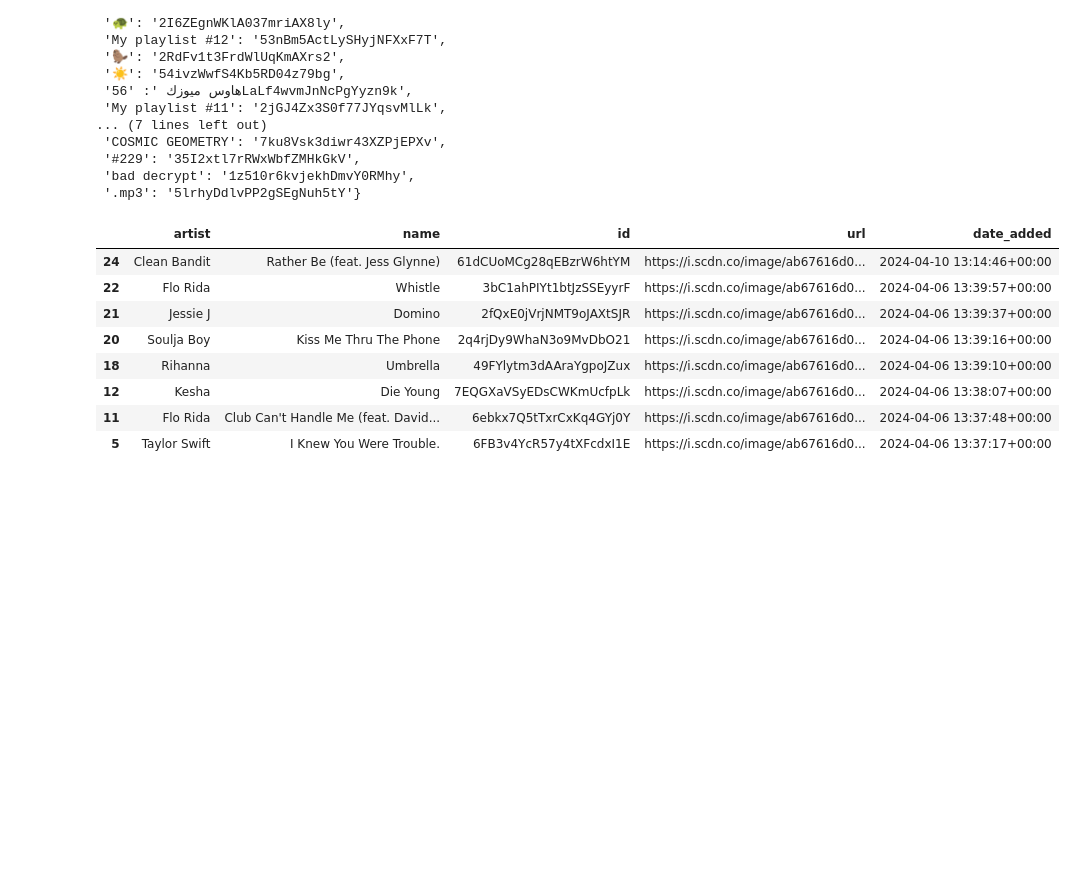
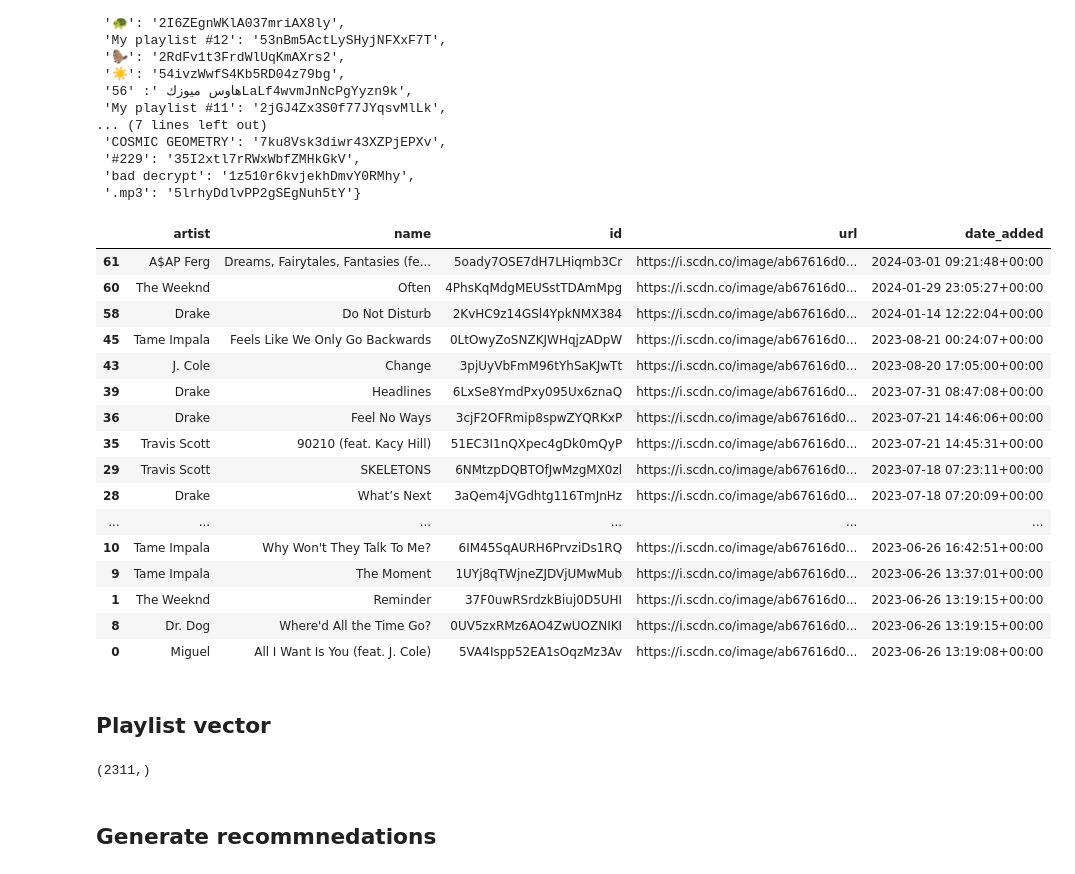
Before and after one commit to icekreem27/spotify-playlist-recommendation, a Jupyter notebook: spotify.ipynb, the cells around one changed output. Cells and saved outputs as stored; diff of their text form; code cells hidden in the pictures; blank space fills up the shorter version.

```diff
--- a/spotify.ipynb
+++ b/spotify.ipynb
@@ -367,16 +363,27 @@ def create_necessary_outputs(playlist_name,id_dic, df):
 
     return playlist
 # %%
-playlist_15 = create_necessary_outputs('playlist_15', id_name,tracks_df)
+playlistName = '🦫'
+playlist = create_necessary_outputs(playlistName, id_name,tracks_df)
 # %%
-playlist_15
+playlist
 # %% [output]
 |  | artist | name | id | url | date_added |
-| 24 | Clean Bandit | Rather Be (feat. Jess Glynne) | 61dCUoMCg28qEBzrW6htYM | https://i.scdn.co/image/ab67616d0... | 2024-04-10 13:14:46+00:00 |
-| 22 | Flo Rida | Whistle | 3bC1ahPIYt1btJzSSEyyrF | https://i.scdn.co/image/ab67616d0... | 2024-04-06 13:39:57+00:00 |
-| 21 | Jessie J | Domino | 2fQxE0jVrjNMT9oJAXtSJR | https://i.scdn.co/image/ab67616d0... | 2024-04-06 13:39:37+00:00 |
-| 20 | Soulja Boy | Kiss Me Thru The Phone | 2q4rjDy9WhaN3o9MvDbO21 | https://i.scdn.co/image/ab67616d0... | 2024-04-06 13:39:16+00:00 |
-| 18 | Rihanna | Umbrella | 49FYlytm3dAAraYgpoJZux | https://i.scdn.co/image/ab67616d0... | 2024-04-06 13:39:10+00:00 |
-| 12 | Kesha | Die Young | 7EQGXaVSyEDsCWKmUcfpLk | https://i.scdn.co/image/ab67616d0... | 2024-04-06 13:38:07+00:00 |
-| 11 | Flo Rida | Club Can't Handle Me (feat. David... | 6ebkx7Q5tTxrCxKq4GYj0Y | https://i.scdn.co/image/ab67616d0... | 2024-04-06 13:37:48+00:00 |
-| 5 | Taylor Swift | I Knew You Were Trouble. | 6FB3v4YcR57y4tXFcdxI1E | https://i.scdn.co/image/ab67616d0... | 2024-04-06 13:37:17+00:00 |
+| 61 | A$AP Ferg | Dreams, Fairytales, Fantasies (fe... | 5oady7OSE7dH7LHiqmb3Cr | https://i.scdn.co/image/ab67616d0... | 2024-03-01 09:21:48+00:00 |
+| 60 | The Weeknd | Often | 4PhsKqMdgMEUSstTDAmMpg | https://i.scdn.co/image/ab67616d0... | 2024-01-29 23:05:27+00:00 |
+| 58 | Drake | Do Not Disturb | 2KvHC9z14GSl4YpkNMX384 | https://i.scdn.co/image/ab67616d0... | 2024-01-14 12:22:04+00:00 |
+| 45 | Tame Impala | Feels Like We Only Go Backwards | 0LtOwyZoSNZKJWHqjzADpW | https://i.scdn.co/image/ab67616d0... | 2023-08-21 00:24:07+00:00 |
+| 43 | J. Cole | Change | 3pjUyVbFmM96tYhSaKJwTt | https://i.scdn.co/image/ab67616d0... | 2023-08-20 17:05:00+00:00 |
+| 39 | Drake | Headlines | 6LxSe8YmdPxy095Ux6znaQ | https://i.scdn.co/image/ab67616d0... | 2023-07-31 08:47:08+00:00 |
+| 36 | Drake | Feel No Ways | 3cjF2OFRmip8spwZYQRKxP | https://i.scdn.co/image/ab67616d0... | 2023-07-21 14:46:06+00:00 |
+| 35 | Travis Scott | 90210 (feat. Kacy Hill) | 51EC3I1nQXpec4gDk0mQyP | https://i.scdn.co/image/ab67616d0... | 2023-07-21 14:45:31+00:00 |
+| 29 | Travis Scott | SKELETONS | 6NMtzpDQBTOfJwMzgMX0zl | https://i.scdn.co/image/ab67616d0... | 2023-07-18 07:23:11+00:00 |
+| 28 | Drake | What’s Next | 3aQem4jVGdhtg116TmJnHz | https://i.scdn.co/image/ab67616d0... | 2023-07-18 07:20:09+00:00 |
+| ... | ... | ... | ... | ... | ... |
+| 10 | Tame Impala | Why Won't They Talk To Me? | 6IM45SqAURH6PrvziDs1RQ | https://i.scdn.co/image/ab67616d0... | 2023-06-26 16:42:51+00:00 |
+| 9 | Tame Impala | The Moment | 1UYj8qTWjneZJDVjUMwMub | https://i.scdn.co/image/ab67616d0... | 2023-06-26 13:37:01+00:00 |
+| 1 | The Weeknd | Reminder | 37F0uwRSrdzkBiuj0D5UHI | https://i.scdn.co/image/ab67616d0... | 2023-06-26 13:19:15+00:00 |
+| 8 | Dr. Dog | Where'd All the Time Go? | 0UV5zxRMz6AO4ZwUOZNIKI | https://i.scdn.co/image/ab67616d0... | 2023-06-26 13:19:15+00:00 |
+| 0 | Miguel | All I Want Is You (feat. J. Cole) | 5VA4Ispp52EA1sOqzMz3Av | https://i.scdn.co/image/ab67616d0... | 2023-06-26 13:19:08+00:00 |
+# %% [markdown]
+## Playlist vector
@@ -382,0 +416,6 @@ playlist_15
+# %%
+complete_feature_set_playlist_vector.shape
+# %% [output]
+(2311,)
+# %% [markdown]
+## Generate recommnedations
```
Also changed, not shown: parts of 12 cells of this notebook.
